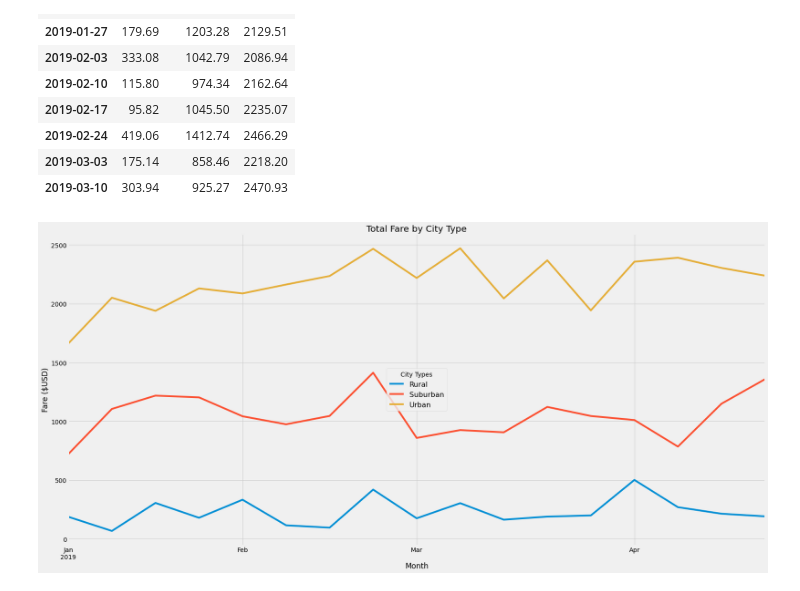
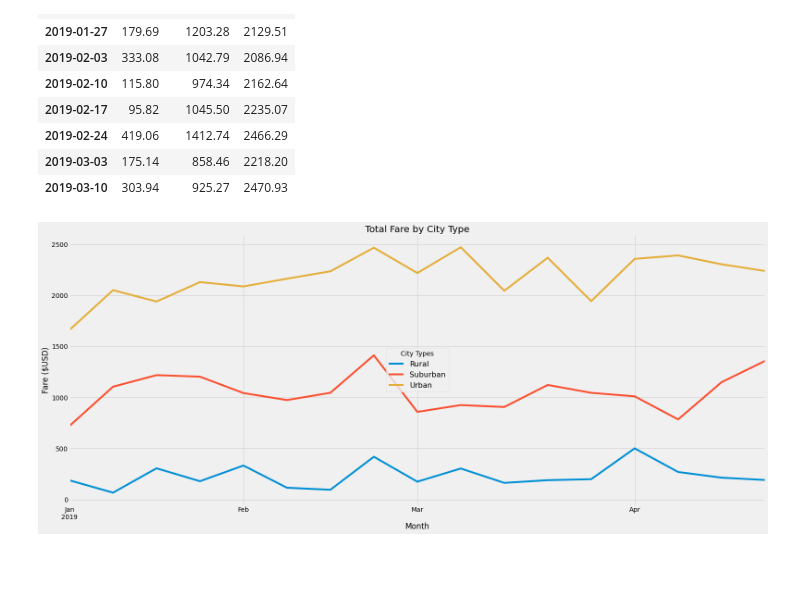
Before and after one commit to jquindiagan/PyBer-Analysis, a Jupyter notebook: PyBer_Challenge.ipynb, the cells around one changed output. Drawn from its saved outputs; the diff is of its cells as text; code cells hidden in the pictures; blank space fills up the shorter version.

```diff
--- a/PyBer_Challenge.ipynb
+++ b/PyBer_Challenge.ipynb
@@ -169,16 +169,16 @@ pyber_new_df.head(10)
 | 2019-03-10 | 303.94 | 925.27 | 2470.93 |
 # %%
 # 8. Using the object-oriented interface method, plot the resample DataFrame using the df.plot() function.
-pyber_new_df.plot(figsize=(25,12))
+pyber_new_df.plot(figsize=(24,10))
 
 # Import the style from Matplotlib.
 from matplotlib import style
 # Use the graph style fivethirtyeight.
 style.use('fivethirtyeight')
 plt.title("Total Fare by City Type")
 plt.ylabel("Fare ($USD)")
 plt.xlabel("Month")
 lgnd = plt.legend(fontsize="16", mode="Expanded",loc="center", title="City Types")
 plt.savefig("analysis/PyBer_fare_summary.png")
 # %% [output]
-[figure, old version]
+[figure, new version]
```
Also changed, not shown: 1 other file.
